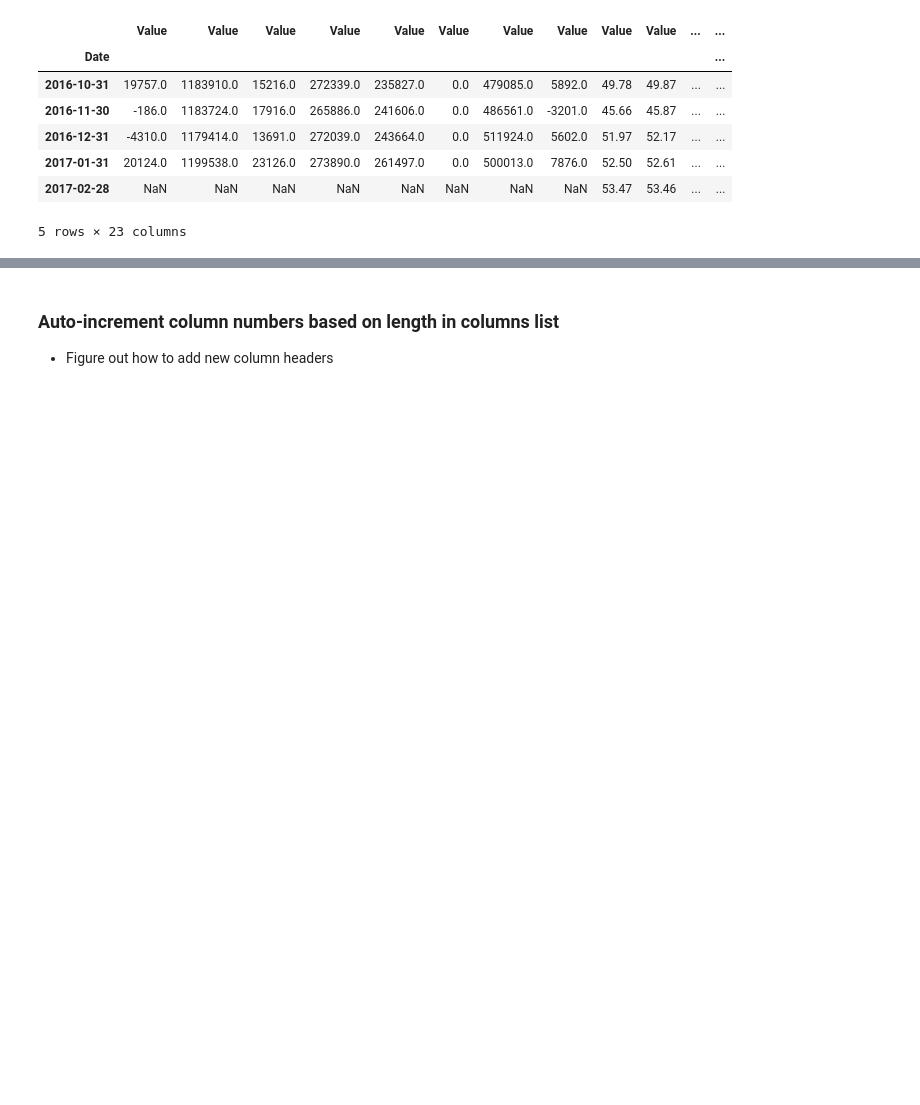
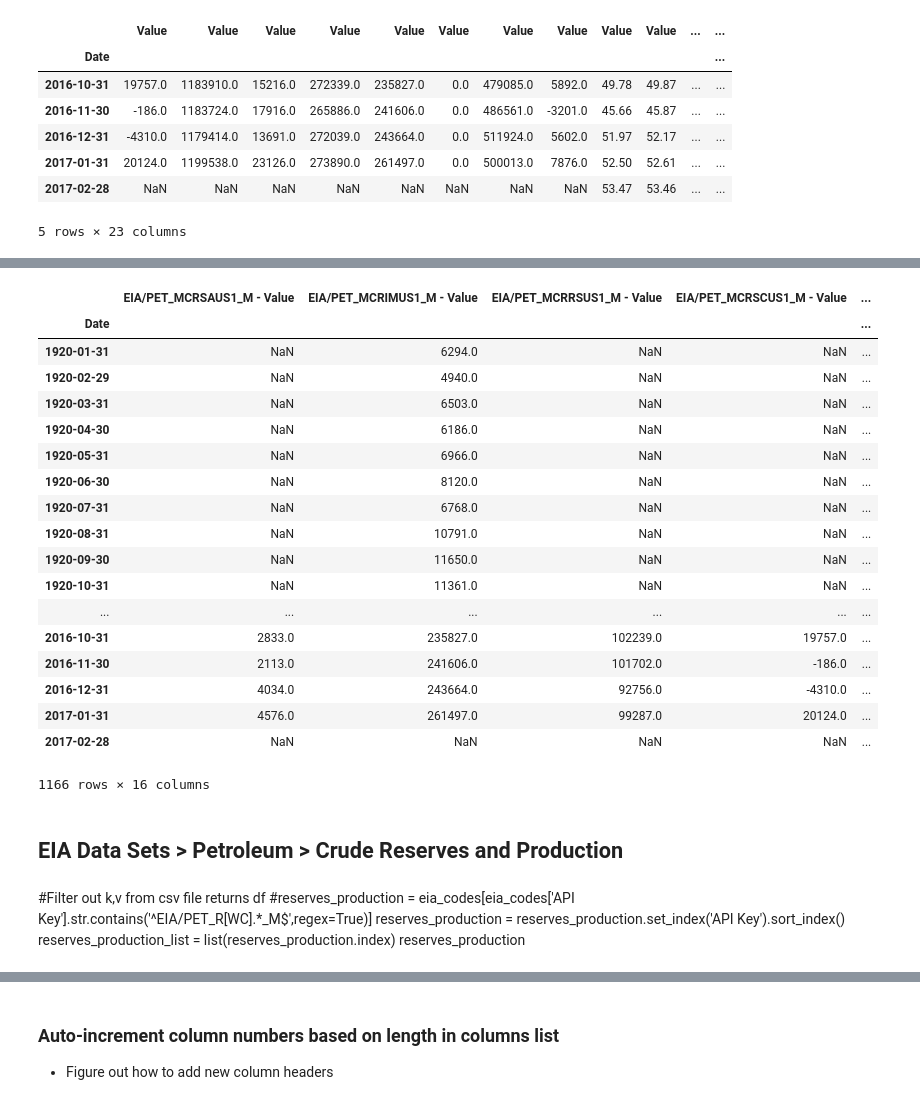
Before and after one commit to limitup/Chipy_Mentorship, a Jupyter notebook: test_sample_set.ipynb, the cells around one changed output, grey strips where cells are left out. Cells and saved outputs as stored; diff of their text form; code cells hidden in the pictures; blank space fills up the shorter version.

Commit message:
broke down large df to small ones.  created search and return capabilities for naming columns

```diff
--- a/test_sample_set.ipynb
+++ b/test_sample_set.ipynb
@@ -154,0 +172,5 @@ crude.tail()
+# %%
+summary = eia_codes[eia_codes['API Key'].str.contains('^EIA/PET_MCR.*US1_M$',regex=True)]
+summary = summary.set_index('API Key')
+summary_list = list(summary.index)
+summary
@@ -154,0 +191,3 @@ crude.tail()
+# %%
+summary_df = quandl.get(summary_list)
+summary_df.tail()
@@ -154,0 +217,6 @@ crude.tail()
+# %%
+#Filter out k,v from csv file returns df
+prices = eia_codes[eia_codes['API Key'].str.contains('^EIA/PET_R[WC].*_M$',regex=True)]
+prices = prices.set_index('API Key').sort_index()
+prices_list = list(prices.index)
+prices
@@ -154,0 +231,3 @@ crude.tail()
+# %%
+prices_df=quandl.get(prices_list)
+prices_df.tail()
@@ -154,0 +242,30 @@ crude.tail()
+# %%
+pd.concat([summary_df,prices_df],axis=1)
+# %% [output]
+|  | EIA/PET_MCRSAUS1_M - Value | EIA/PET_MCRIMUS1_M - Value | EIA/PET_MCRRSUS1_M - Value | EIA/PET_MCRSCUS1_M - Value | ... |
+| Date |  |  |  |  | ... |
+| 1920-01-31 | NaN | 6294.0 | NaN | NaN | ... |
+| 1920-02-29 | NaN | 4940.0 | NaN | NaN | ... |
+| 1920-03-31 | NaN | 6503.0 | NaN | NaN | ... |
+| 1920-04-30 | NaN | 6186.0 | NaN | NaN | ... |
+| 1920-05-31 | NaN | 6966.0 | NaN | NaN | ... |
+| 1920-06-30 | NaN | 8120.0 | NaN | NaN | ... |
+| 1920-07-31 | NaN | 6768.0 | NaN | NaN | ... |
+| 1920-08-31 | NaN | 10791.0 | NaN | NaN | ... |
+| 1920-09-30 | NaN | 11650.0 | NaN | NaN | ... |
+| 1920-10-31 | NaN | 11361.0 | NaN | NaN | ... |
+| ... | ... | ... | ... | ... | ... |
+| 2016-10-31 | 2833.0 | 235827.0 | 102239.0 | 19757.0 | ... |
+| 2016-11-30 | 2113.0 | 241606.0 | 101702.0 | -186.0 | ... |
+| 2016-12-31 | 4034.0 | 243664.0 | 92756.0 | -4310.0 | ... |
+| 2017-01-31 | 4576.0 | 261497.0 | 99287.0 | 20124.0 | ... |
+| 2017-02-28 | NaN | NaN | NaN | NaN | ... |
+1166 rows × 16 columns
+# %% [markdown]
+## EIA Data Sets > Petroleum > Crude Reserves and Production
+# %% [markdown]
+#Filter out k,v from csv file returns df
+#reserves_production = eia_codes[eia_codes['API Key'].str.contains('^EIA/PET_R[WC].*_M$',regex=True)]
+reserves_production = reserves_production.set_index('API Key').sort_index()
+reserves_production_list = list(reserves_production.index)
+reserves_production
```
Also changed, not shown: parts of 23 cells of this notebook.
